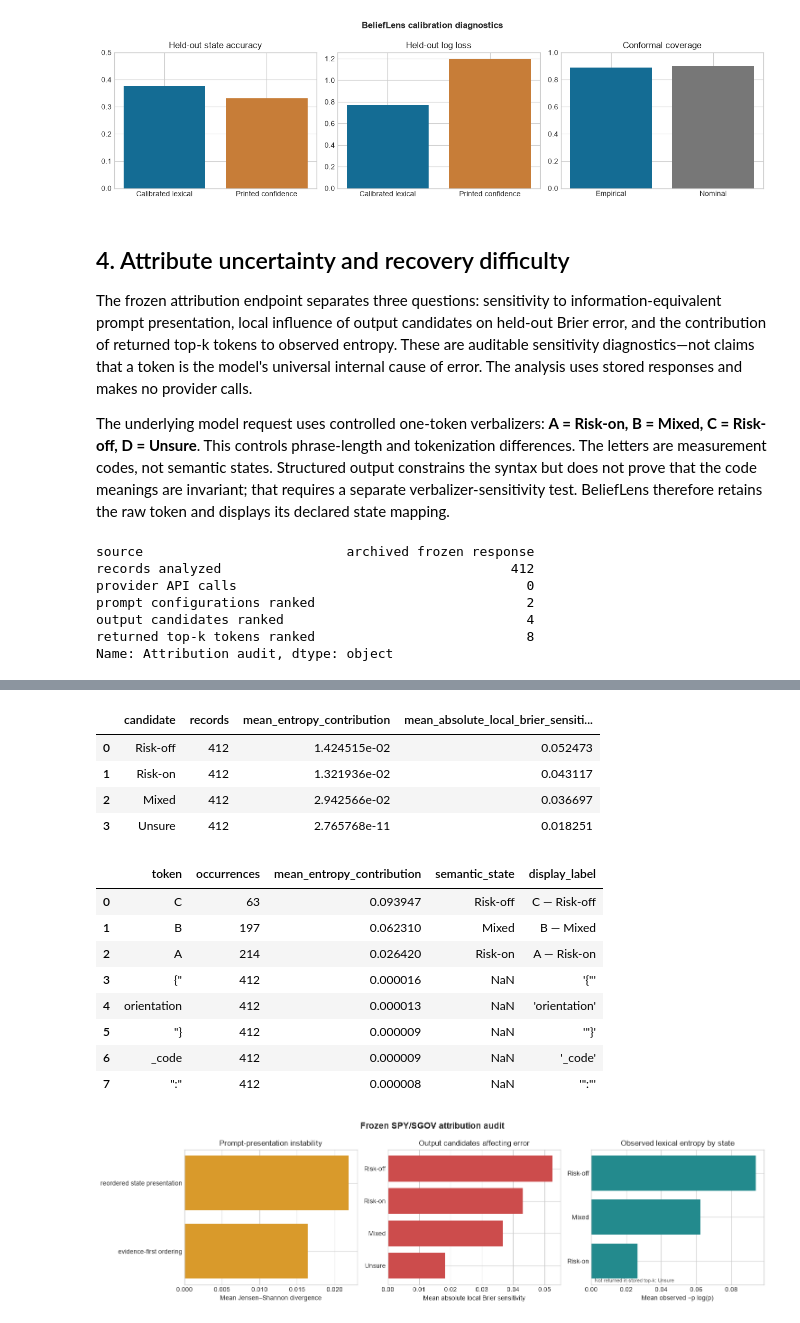
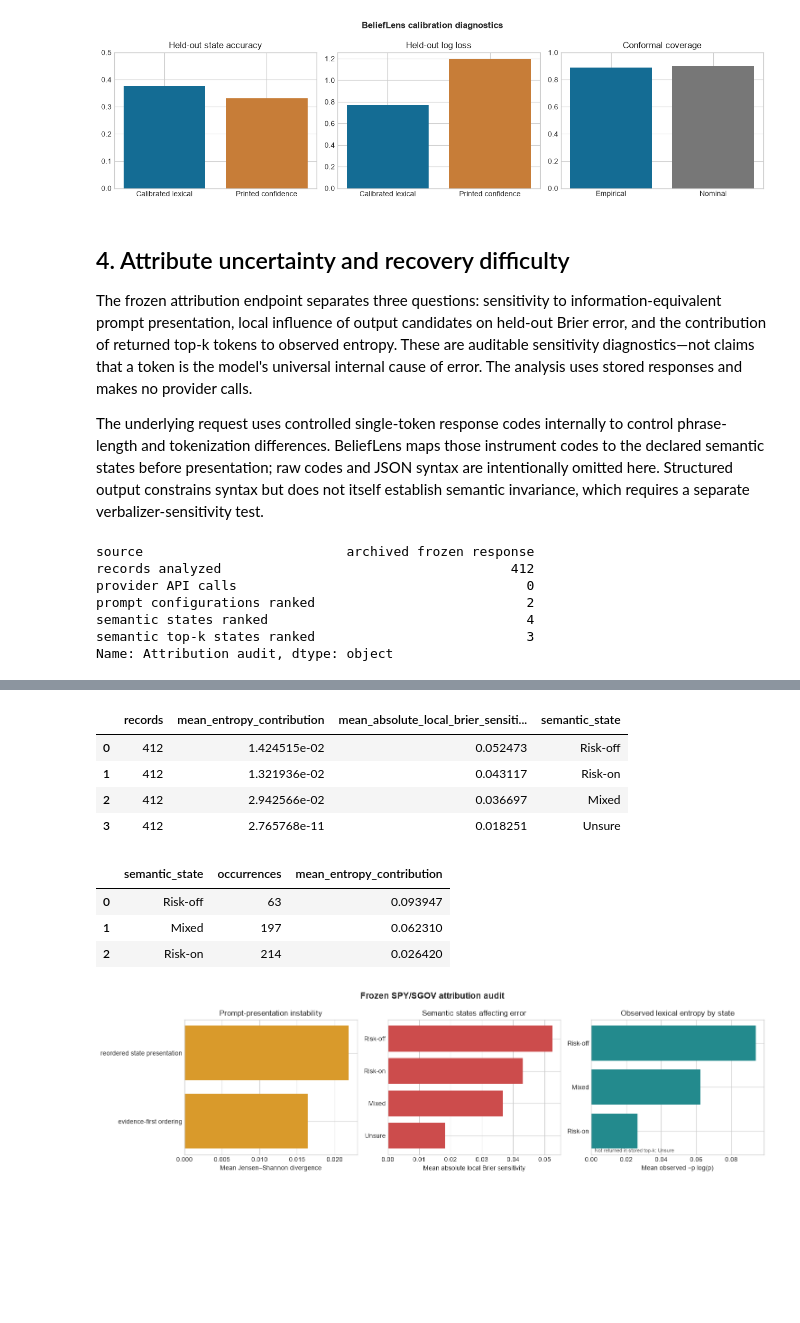
Before and after one commit to mfrdixon/BeliefLens-RSS-Reproducibility, a Jupyter notebook: examples/notebooks/finance/SPY_SGOV_public_reproduction.ipynb, the cells around one changed output, grey strips where cells are left out. Saved outputs shown, nothing was run; the diff lists cells and outputs as text; code cells hidden in the pictures; blank space fills up the shorter version.

Commit message:
Present semantic states instead of response codes

```diff
--- a/examples/notebooks/finance/SPY_SGOV_public_reproduction.ipynb
+++ b/examples/notebooks/finance/SPY_SGOV_public_reproduction.ipynb
@@ -155,7 +155,7 @@ fig.suptitle('BeliefLens calibration diagnostics', fontweight='bold'); fig.tight
 
 The frozen attribution endpoint separates three questions: sensitivity to information-equivalent prompt presentation, local influence of output candidates on held-out Brier error, and the contribution of returned top-k tokens to observed entropy. These are auditable sensitivity diagnostics—not claims that a token is the model's universal internal cause of error. The analysis uses stored responses and makes no provider calls.
 
-The underlying model request uses controlled one-token verbalizers: **A = Risk-on, B = Mixed, C = Risk-off, D = Unsure**. This controls phrase-length and tokenization differences. The letters are measurement codes, not semantic states. Structured output constrains the syntax but does not prove that the code meanings are invariant; that requires a separate verbalizer-sensitivity test. BeliefLens therefore retains the raw token and displays its declared state mapping.
+The underlying request uses controlled single-token response codes internally to control phrase-length and tokenization differences. BeliefLens maps those instrument codes to the declared semantic states before presentation; raw codes and JSON syntax are intentionally omitted here. Structured output constrains syntax but does not itself establish semantic invariance, which requires a separate verbalizer-sensitivity test.
 # %%
 def load_public_attributions():
     url = BELIEFLENS_URL.rstrip('/') + '/v1/examples/SPY-trading/attributions'
@@ -174,42 +174,43 @@ pd.Series({
     'records analyzed': attribution['records_analyzed'],
     'provider API calls': attribution['provider_api_calls'],
     'prompt configurations ranked': len(attribution['rankings']['prompt_spans']),
-    'output candidates ranked': len(attribution['rankings']['output_candidates']),
-    'returned top-k tokens ranked': len(attribution['rankings']['top_k_tokens']),
+    'semantic states ranked': len(attribution['rankings']['output_candidates']),
+    'semantic top-k states ranked': sum(x.get('semantic_state') is not None for x in attribution['rankings']['top_k_tokens']),
 }, name='Attribution audit')
 # %% [output]
 source                          archived frozen response
 records analyzed                                     412
 provider API calls                                     0
 prompt configurations ranked                           2
-output candidates ranked                               4
-returned top-k tokens ranked                           8
+semantic states ranked                                 4
+semantic top-k states ranked                           3
 Name: Attribution audit, dtype: object
 # %%
 prompt_attribution = pd.DataFrame(attribution['rankings']['prompt_spans'])
 output_attribution = pd.DataFrame(attribution['rankings']['output_candidates'])
 topk_attribution = pd.DataFrame(attribution['rankings']['top_k_tokens'])
+mapping = attribution.get('verbalizer_mapping', {})
+output_attribution['semantic_state'] = output_attribution['candidate'].map(mapping).fillna(output_attribution['candidate'])
+semantic_output = output_attribution.drop(columns=['candidate'], errors='ignore')
+semantic_topk = topk_attribution[topk_attribution['semantic_state'].notna()][
+    ['semantic_state', 'occurrences', 'mean_entropy_contribution']
+]
 display(prompt_attribution)
-display(output_attribution)
-display(topk_attribution.head(10))
+display(semantic_output)
+display(semantic_topk)
 # %% [output]
 |  | role | text | tokens | records | mean_js_instability | mean_brier_attribution | mean_absolute_brier_attribution |
 | 0 | prompt presentation | reordered state presentation | [reordered, state, presentation] | 172 | 0.021908 | -0.029930 | 0.097539 |
 | 1 | prompt presentation | evidence-first ordering | [evidence-first, ordering] | 172 | 0.016415 | -0.001147 | 0.063619 |
-|  | candidate | records | mean_entropy_contribution | mean_absolute_local_brier_sensiti... |
-| 0 | Risk-off | 412 | 1.424515e-02 | 0.052473 |
-| 1 | Risk-on | 412 | 1.321936e-02 | 0.043117 |
-| 2 | Mixed | 412 | 2.942566e-02 | 0.036697 |
-| 3 | Unsure | 412 | 2.765768e-11 | 0.018251 |
+|  | records | mean_entropy_contribution | mean_absolute_local_brier_sensiti... | semantic_state |
+| 0 | 412 | 1.424515e-02 | 0.052473 | Risk-off |
+| 1 | 412 | 1.321936e-02 | 0.043117 | Risk-on |
+| 2 | 412 | 2.942566e-02 | 0.036697 | Mixed |
+| 3 | 412 | 2.765768e-11 | 0.018251 | Unsure |
-|  | token | occurrences | mean_entropy_contribution | semantic_state | display_label |
-| 0 | C | 63 | 0.093947 | Risk-off | C — Risk-off |
-| 1 | B | 197 | 0.062310 | Mixed | B — Mixed |
-| 2 | A | 214 | 0.026420 | Risk-on | A — Risk-on |
-| 3 | {" | 412 | 0.000016 | NaN | '{"' |
-| 4 | orientation | 412 | 0.000013 | NaN | 'orientation' |
-| 5 | "} | 412 | 0.000009 | NaN | '"}' |
-| 6 | _code | 412 | 0.000009 | NaN | '_code' |
-| 7 | ":" | 412 | 0.000008 | NaN | '":"' |
+|  | semantic_state | occurrences | mean_entropy_contribution |
+| 0 | Risk-off | 63 | 0.093947 |
+| 1 | Mixed | 197 | 0.062310 |
+| 2 | Risk-on | 214 | 0.026420 |
 # %%
 import matplotlib.pyplot as plt
 
```
Also changed, not shown: parts of 1 cell of this notebook, 2 other files.
